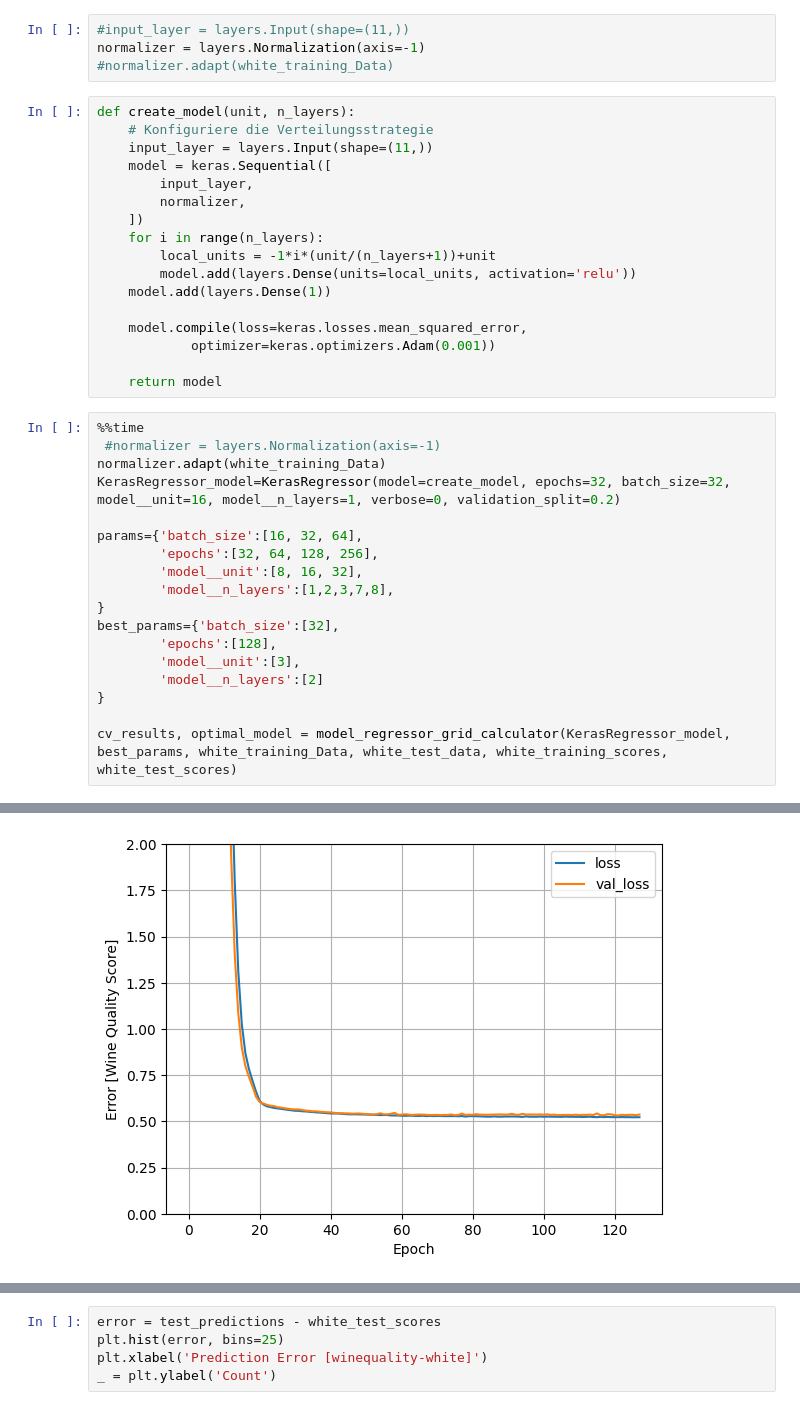
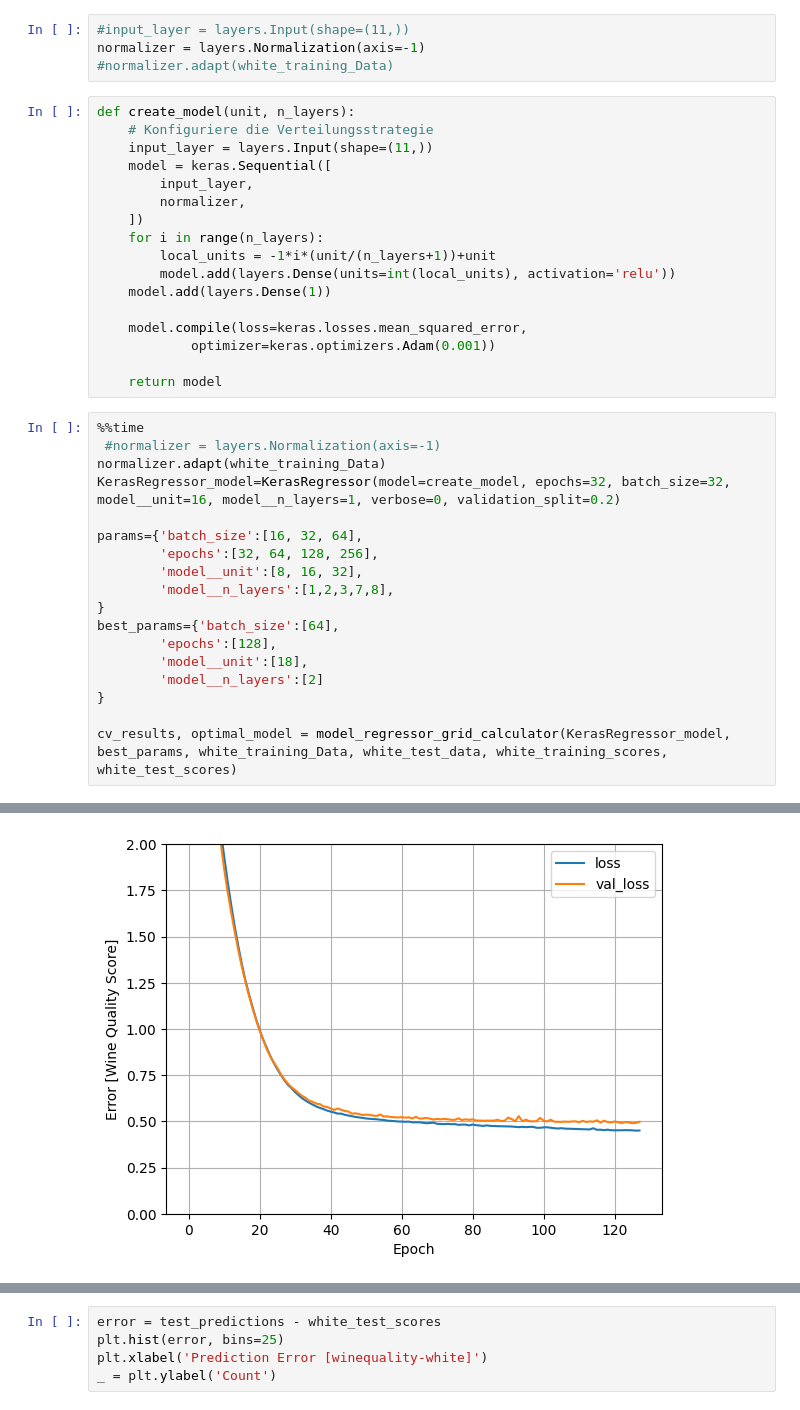
Before and after one commit to JoTec2002/TINF21C_Maschinelles-Lernen, a Jupyter notebook: Programmierabgabe 2/main.ipynb, the cells around one changed output, grey strips where cells are left out. Saved outputs shown, nothing was run; the diff lists cells and outputs as text.

```diff
--- a/Programmierabgabe 2/main.ipynb
+++ b/Programmierabgabe 2/main.ipynb
@@ -160,7 +160,7 @@ def create_model(unit, n_layers):
     ])
     for i in range(n_layers):
         local_units = -1*i*(unit/(n_layers+1))+unit
-        model.add(layers.Dense(units=local_units, activation='relu'))
+        model.add(layers.Dense(units=int(local_units), activation='relu'))
     model.add(layers.Dense(1))
 
     model.compile(loss=keras.losses.mean_squared_error,
@@ -178,9 +178,9 @@ params={'batch_size':[16, 32, 64],
         'model__unit':[8, 16, 32],
         'model__n_layers':[1,2,3,7,8],
 }
-best_params={'batch_size':[32],
+best_params={'batch_size':[64],
         'epochs':[128],
-        'model__unit':[3],
+        'model__unit':[18],
         'model__n_layers':[2]
 }
 
@@ -200 +200 @@ Test:
-[figure, old version]
+[figure, new version]
```
Also changed, not shown: parts of 2 cells of this notebook.
